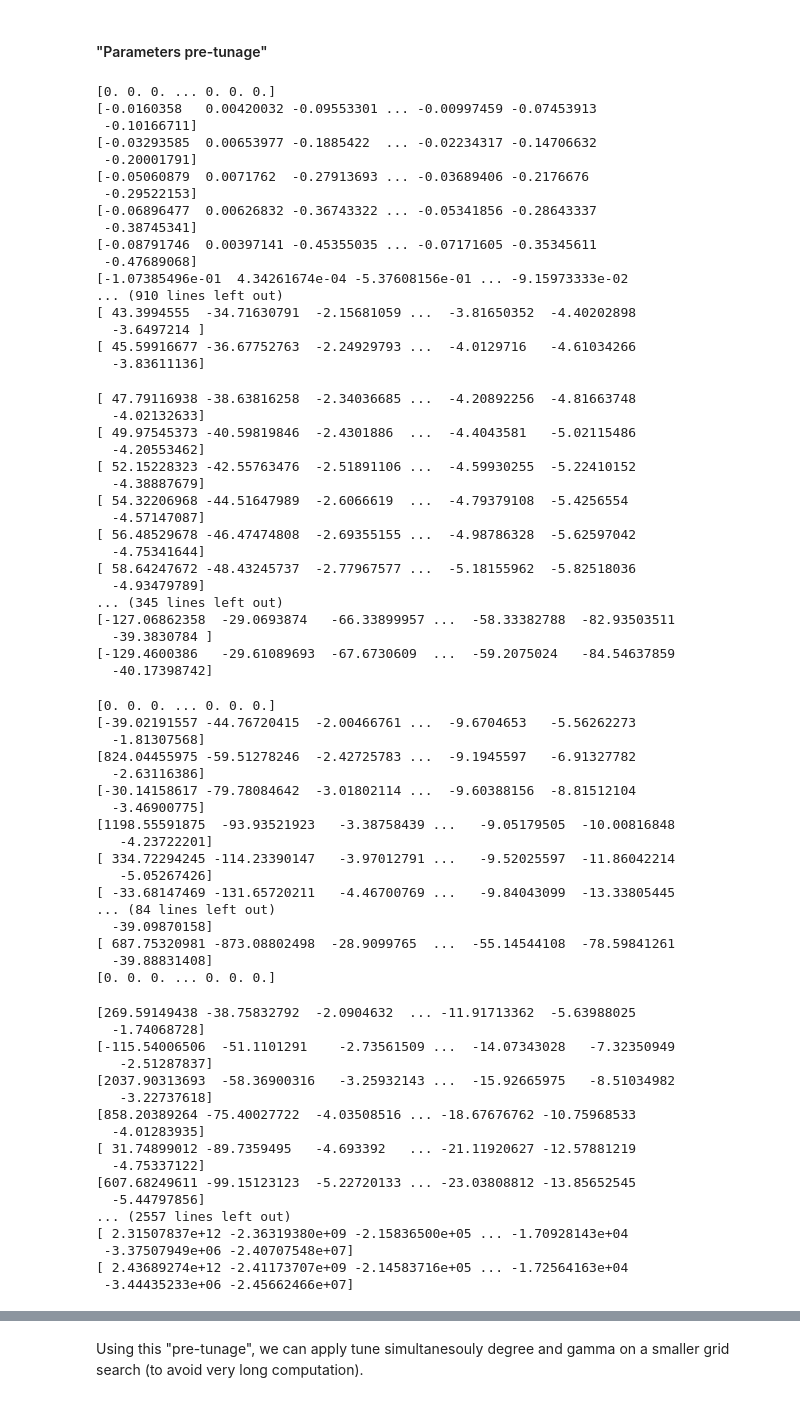
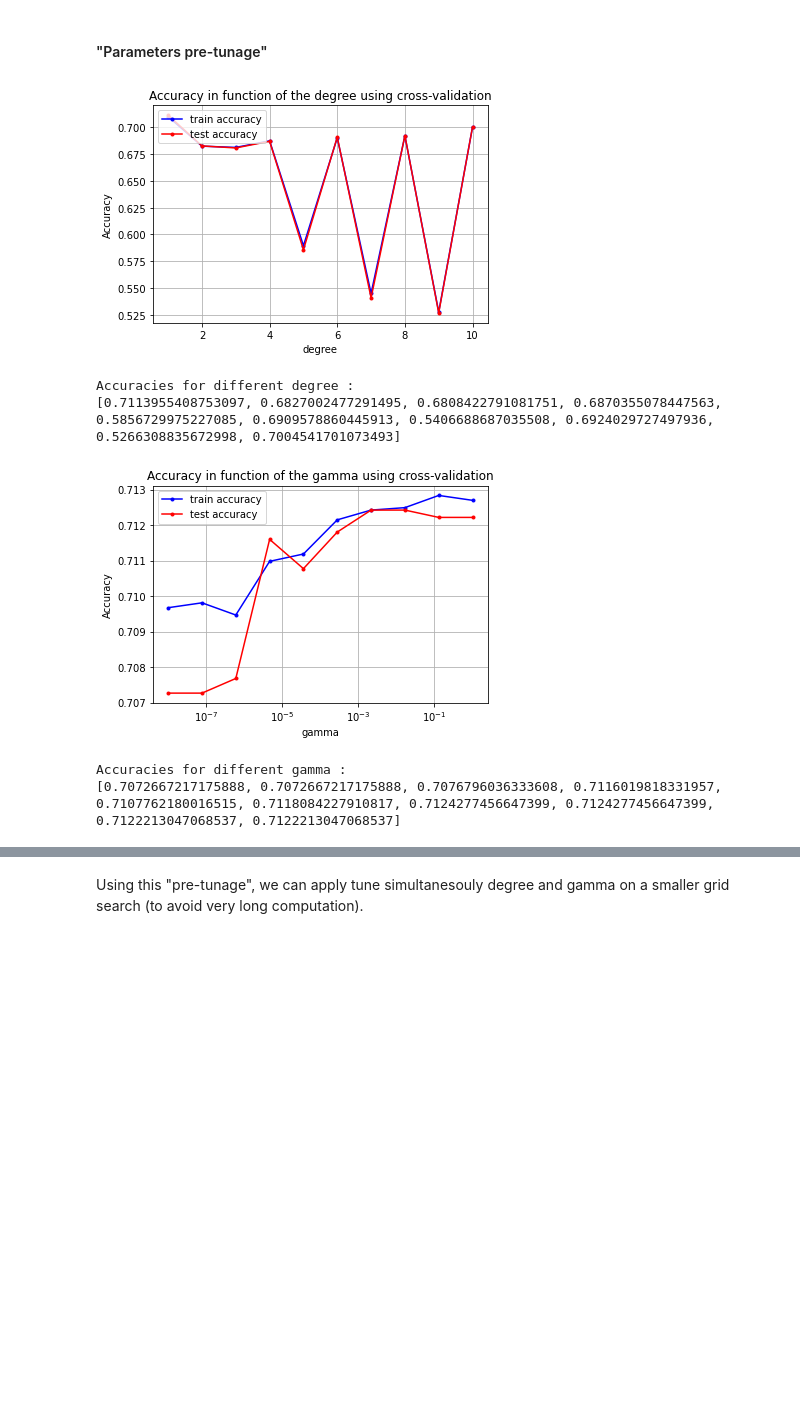
Before and after one commit to CS-433/ml-project-1-thevipers, a Jupyter notebook: main-Copy1.ipynb, the cells around one changed output, grey strips where cells are left out. Cells and saved outputs as stored; diff of their text form; code cells hidden in the pictures; blank space fills up the shorter version.

```diff
--- a/main-Copy1.ipynb
+++ b/main-Copy1.ipynb
@@ -421,95 +418,33 @@ While the train error is :  0.8309248554913296
 # %%
 # parameters
 k_fold = 4
 max_iters = 50
 
 #Parameters to tune :
 degrees = 1+ np.arange(10)
 gamma = 1e-05
 
-best_degree, acc_te_deg, acc_tr_deg = tune_best_one(y_, tX_, k_fold, logistic_regression, seed=seed, params=degrees, gamma=gamma, max_iters=max_iters, name='degree')
+best_degree, acc_te_deg, acc_tr_deg = tune_best_one(y_, tX_, k_fold, logistic_regression, seed=seed, params=degrees, gamma=gamma, max_iters=max_iters, name='degree', log=True)
 
 CV_param_plot(degrees, acc_tr_deg, acc_te_deg, name_param="degree")
 
 print("Accuracies for different degree :")
 print(acc_te_deg)
 
 #Parameters to tune :
 degree = best_degree
 gammas = np.logspace(-8, 0, 10)
 
-best_gam, acc_te_gam, acc_tr_gam = tune_best_one(y_, tX_, k_fold, logistic_regression, seed=seed, params=gammas, degree=degree, max_iters=max_iters, name='gamma')
+best_gam, acc_te_gam, acc_tr_gam = tune_best_one(y_, tX_, k_fold, logistic_regression, seed=seed, params=gammas, degree=degree, max_iters=max_iters, name='gamma', log=True)
 
 CV_param_plot(gammas, acc_tr_gam, acc_te_gam, name_param="gamma")
 
 print("Accuracies for different gamma :")
 print(acc_te_gam)
 # %% [output]
+[figure, new version]
-[0. 0. 0. ... 0. 0. 0.]
-[-0.0160358   0.00420032 -0.09553301 ... -0.00997459 -0.07453913
- -0.10166711]
-[-0.03293585  0.00653977 -0.1885422  ... -0.02234317 -0.14706632
- -0.20001791]
-[-0.05060879  0.0071762  -0.27913693 ... -0.03689406 -0.2176676
- -0.29522153]
-[-0.06896477  0.00626832 -0.36743322 ... -0.05341856 -0.28643337
- -0.38745341]
-[-0.08791746  0.00397141 -0.45355035 ... -0.07171605 -0.35345611
- -0.47689068]
-[-1.07385496e-01  4.34261674e-04 -5.37608156e-01 ... -9.15973333e-02
-... (910 lines left out)
-[ 43.3994555  -34.71630791  -2.15681059 ...  -3.81650352  -4.40202898
-  -3.6497214 ]
-[ 45.59916677 -36.67752763  -2.24929793 ...  -4.0129716   -4.61034266
-  -3.83611136]
+Accuracies for different degree :
+[0.7113955408753097, 0.6827002477291495, 0.6808422791081751, 0.6870355078447563, 0.5856729975227085, 0.6909578860445913, 0.5406688687035508, 0.6924029727497936, 0.5266308835672998, 0.7004541701073493]
+[figure, new version]
-[ 47.79116938 -38.63816258  -2.34036685 ...  -4.20892256  -4.81663748
-  -4.02132633]
-[ 49.97545373 -40.59819846  -2.4301886  ...  -4.4043581   -5.02115486
-  -4.20553462]
-[ 52.15228323 -42.55763476  -2.51891106 ...  -4.59930255  -5.22410152
-  -4.38887679]
-[ 54.32206968 -44.51647989  -2.6066619  ...  -4.79379108  -5.4256554
-  -4.57147087]
-[ 56.48529678 -46.47474808  -2.69355155 ...  -4.98786328  -5.62597042
-  -4.75341644]
-[ 58.64247672 -48.43245737  -2.77967577 ...  -5.18155962  -5.82518036
-  -4.93479789]
-... (345 lines left out)
-[-127.06862358  -29.0693874   -66.33899957 ...  -58.33382788  -82.93503511
-  -39.3830784 ]
-[-129.4600386   -29.61089693  -67.6730609  ...  -59.2075024   -84.54637859
-  -40.17398742]
+Accuracies for different gamma :
+[0.7072667217175888, 0.7072667217175888, 0.7076796036333608, 0.7116019818331957, 0.7107762180016515, 0.7118084227910817, 0.7124277456647399, 0.7124277456647399, 0.7122213047068537, 0.7122213047068537]
-[0. 0. 0. ... 0. 0. 0.]
-[-39.02191557 -44.76720415  -2.00466761 ...  -9.6704653   -5.56262273
-  -1.81307568]
-[824.04455975 -59.51278246  -2.42725783 ...  -9.1945597   -6.91327782
-  -2.63116386]
-[-30.14158617 -79.78084642  -3.01802114 ...  -9.60388156  -8.81512104
-  -3.46900775]
-[1198.55591875  -93.93521923   -3.38758439 ...   -9.05179505  -10.00816848
-   -4.23722201]
-[ 334.72294245 -114.23390147   -3.97012791 ...   -9.52025597  -11.86042214
-   -5.05267426]
-[ -33.68147469 -131.65720211   -4.46700769 ...   -9.84043099  -13.33805445
-... (84 lines left out)
-  -39.09870158]
-[ 687.75320981 -873.08802498  -28.9099765  ...  -55.14544108  -78.59841261
-  -39.88831408]
-[0. 0. 0. ... 0. 0. 0.]
-[269.59149438 -38.75832792  -2.0904632  ... -11.91713362  -5.63988025
-  -1.74068728]
-[-115.54006506  -51.1101291    -2.73561509 ...  -14.07343028   -7.32350949
-   -2.51287837]
-[2037.90313693  -58.36900316   -3.25932143 ...  -15.92665975   -8.51034982
-   -3.22737618]
-[858.20389264 -75.40027722  -4.03508516 ... -18.67676762 -10.75968533
-  -4.01283935]
-[ 31.74899012 -89.7359495   -4.693392   ... -21.11920627 -12.57881219
-  -4.75337122]
-[607.68249611 -99.15123123  -5.22720133 ... -23.03808812 -13.85652545
-  -5.44797856]
-... (2557 lines left out)
-[ 2.31507837e+12 -2.36319380e+09 -2.15836500e+05 ... -1.70928143e+04
- -3.37507949e+06 -2.40707548e+07]
-[ 2.43689274e+12 -2.41173707e+09 -2.14583716e+05 ... -1.72564163e+04
- -3.44435233e+06 -2.45662466e+07]
```
Also changed, not shown: parts of 17 cells of this notebook, 1 other file.
